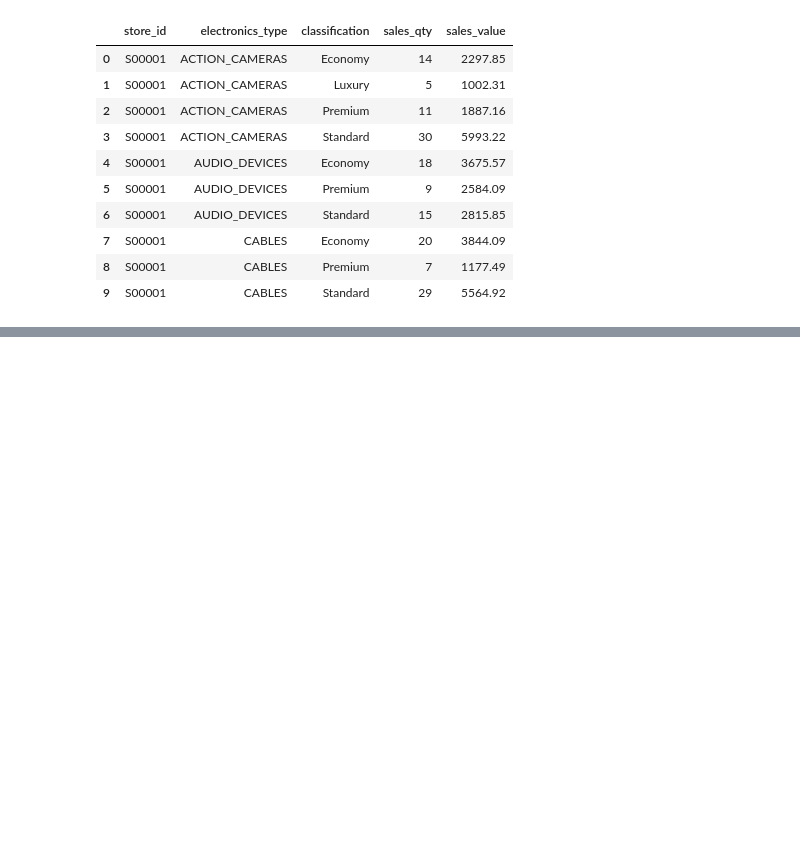
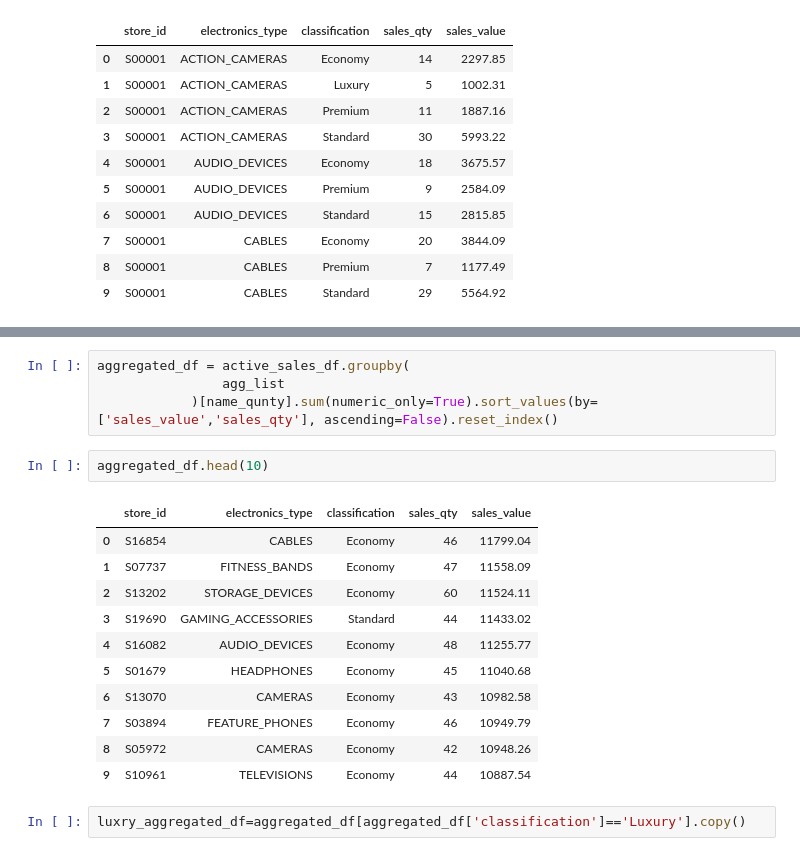
Before and after one commit to Chinmaykarthikeya/ETL, a Jupyter notebook: ETL_test.ipynb, the cells around one changed output, grey strips where cells are left out. Cells and saved outputs as stored; diff of their text form; blank space fills up the shorter version.

```diff
--- a/ETL_test.ipynb
+++ b/ETL_test.ipynb
@@ -313,0 +332,20 @@ aggregated_df.head(10)
+# %%
+aggregated_df = active_sales_df.groupby(
+                agg_list
+            )[name_qunty].sum(numeric_only=True).sort_values(by=['sales_value','sales_qty'], ascending=False).reset_index()
+# %%
+aggregated_df.head(10)
+# %% [output]
+|  | store_id | electronics_type | classification | sales_qty | sales_value |
+| 0 | S16854 | CABLES | Economy | 46 | 11799.04 |
+| 1 | S07737 | FITNESS_BANDS | Economy | 47 | 11558.09 |
+| 2 | S13202 | STORAGE_DEVICES | Economy | 60 | 11524.11 |
+| 3 | S19690 | GAMING_ACCESSORIES | Standard | 44 | 11433.02 |
+| 4 | S16082 | AUDIO_DEVICES | Economy | 48 | 11255.77 |
+| 5 | S01679 | HEADPHONES | Economy | 45 | 11040.68 |
+| 6 | S13070 | CAMERAS | Economy | 43 | 10982.58 |
+| 7 | S03894 | FEATURE_PHONES | Economy | 46 | 10949.79 |
+| 8 | S05972 | CAMERAS | Economy | 42 | 10948.26 |
+| 9 | S10961 | TELEVISIONS | Economy | 44 | 10887.54 |
+# %%
+luxry_aggregated_df=aggregated_df[aggregated_df['classification']=='Luxury'].copy()
```
Also changed, not shown: parts of 19 cells of this notebook.
